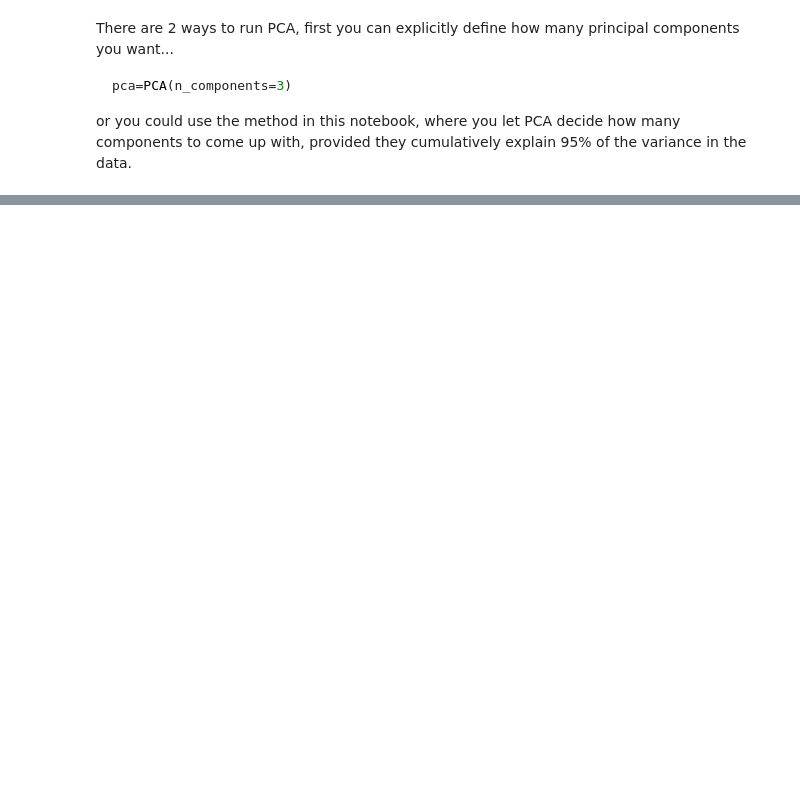
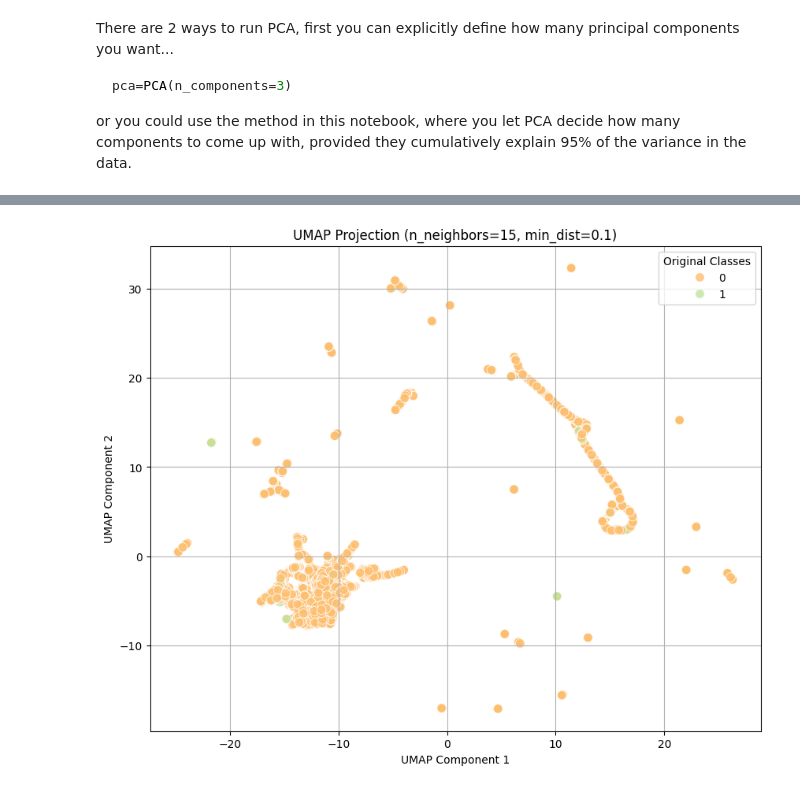
Before and after one commit to WamzMwangi/Advanced_Machine_Learning, a Jupyter notebook: dimensionality_reduction.ipynb, the cells around one changed output, grey strips where cells are left out. Cells and saved outputs as stored; diff of their text form; code cells hidden in the pictures; blank space fills up the shorter version.

```diff
--- a/dimensionality_reduction.ipynb
+++ b/dimensionality_reduction.ipynb
@@ -113,0 +204,26 @@ plt.show()
+# %%
+umap_df = pd.DataFrame(
+    data=X_umap,
+    columns=['umap_1', 'umap_2']
+)
+umap_df['Target'] = y
+# %%
+plt.figure(figsize=(10, 8))
+sns.scatterplot(
+    x='umap_1',
+    y='umap_2',
+    data=umap_df,
+    hue='Target',
+    palette='Spectral', # A good palette for categorical data
+    s=70,
+    alpha=0.8
+)
+
+plt.title(f"UMAP Projection (n_neighbors={mapper.n_neighbors}, min_dist={mapper.min_dist})")
+plt.xlabel("UMAP Component 1")
+plt.ylabel("UMAP Component 2")
+plt.legend(title='Original Classes')
+plt.grid(True)
+plt.show()
+# %% [output]
+[figure, added]
```
Also changed, not shown: parts of 16 cells of this notebook.
